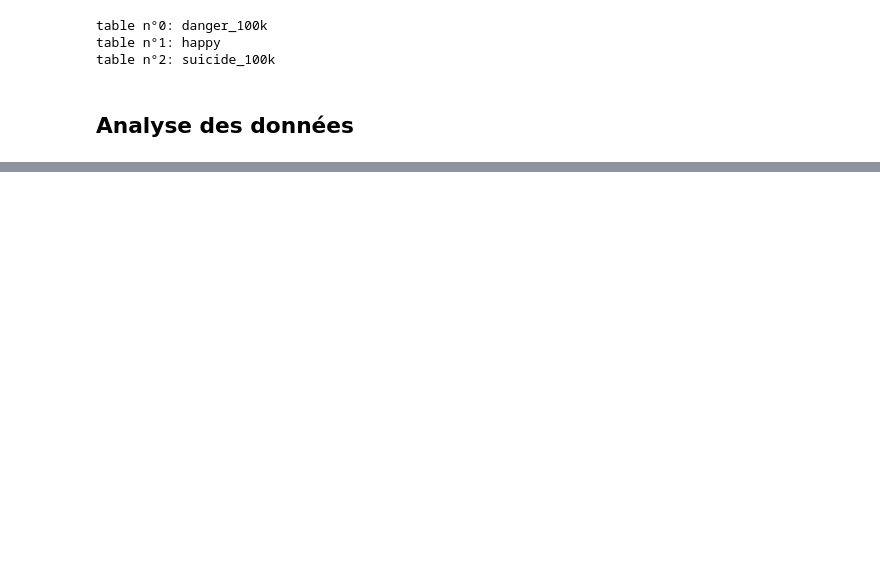
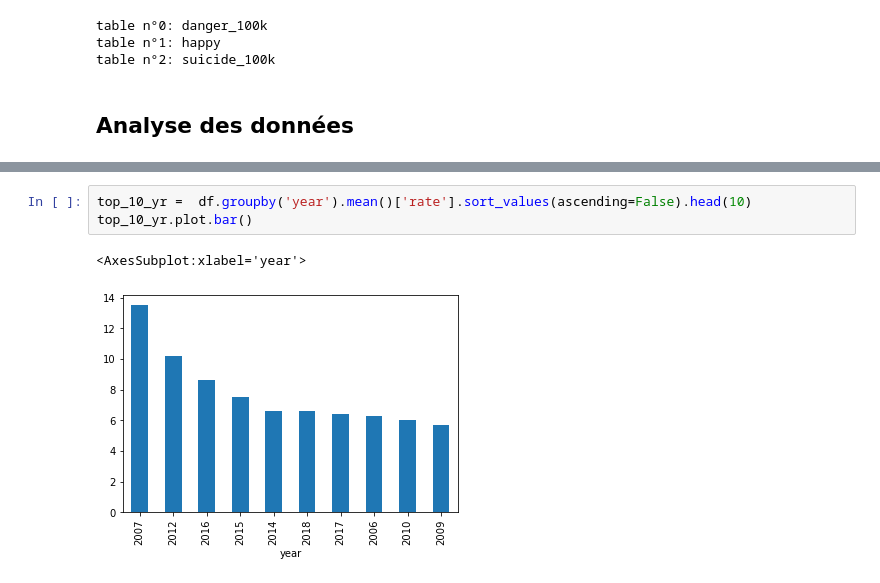
Before and after one commit to sboomi/world-happiness-project, a Jupyter notebook: nbs/Explore Data.ipynb, the cells around one changed output, grey strips where cells are left out. Cells and saved outputs as stored; diff of their text form; blank space fills up the shorter version.

```diff
--- a/nbs/Explore Data.ipynb
+++ b/nbs/Explore Data.ipynb
@@ -68,0 +86,6 @@ frames
+# %%
+top_10_yr =  df.groupby('year').mean()['rate'].sort_values(ascending=False).head(10)
+top_10_yr.plot.bar()
+# %% [output]
+<AxesSubplot:xlabel='year'>
+[figure, added]
```
Also changed, not shown: parts of 8 cells of this notebook, 8 other files.
